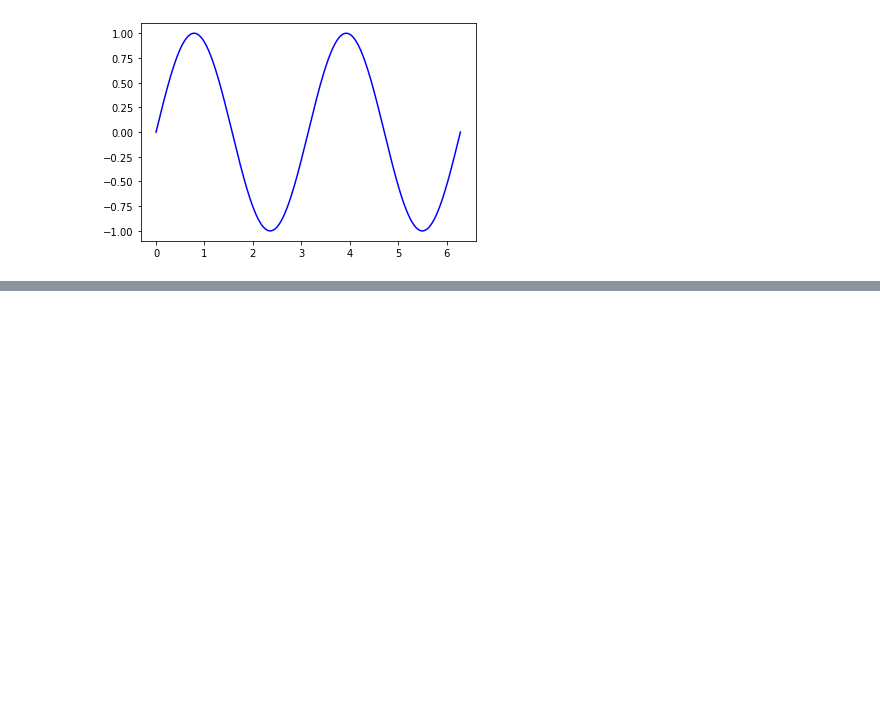
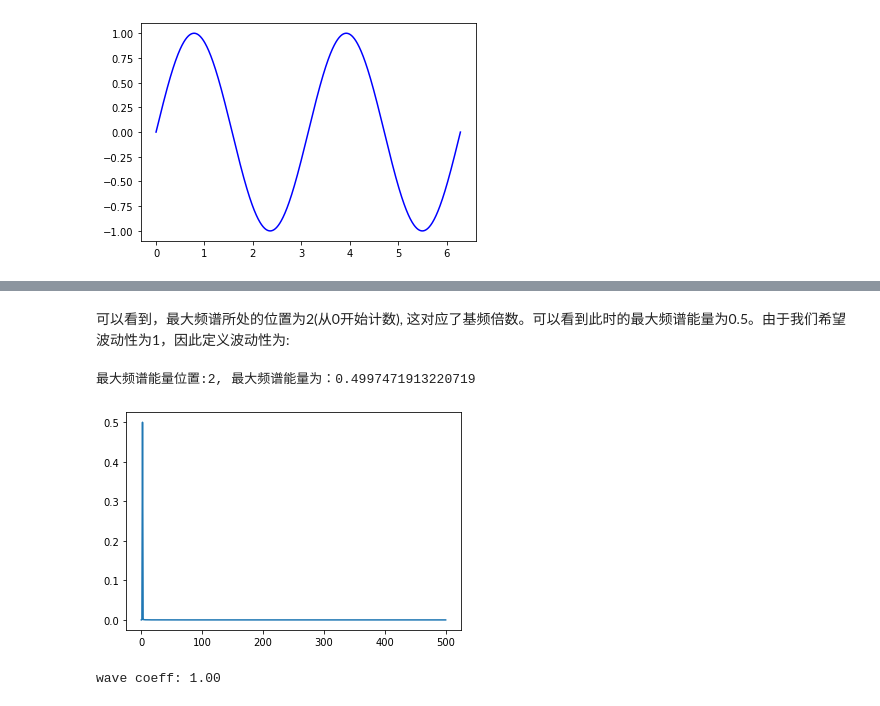
Before and after one commit to zhongcheng0519/algorithm-fundamental, a Jupyter notebook: fourier1d.ipynb, the cells around one changed output, grey strips where cells are left out. Cells and saved outputs as stored; diff of their text form; code cells hidden in the pictures; blank space fills up the shorter version.

```diff
--- a/fourier1d.ipynb
+++ b/fourier1d.ipynb
@@ -25,0 +40,12 @@ x = x/((max_sig - min_sig)/2)
+# %% [markdown]
+可以看到，最大频谱所处的位置为2(从0开始计数), 这对应了基频倍数。可以看到此时的最大频谱能量为0.5。由于我们希望波动性为1，因此定义波动性为:
+# %%
+def wave_coeff(x) -> float:
+    return 2*np.max(my_fft(x))
+
+wc = wave_coeff(x)
+print(f"wave coeff: {wc:.2f}")
+# %% [output]
+最大频谱能量位置:2, 最大频谱能量为：0.4997471913220719
+[figure, added]
+wave coeff: 1.00
```
Also changed, not shown: parts of 10 cells of this notebook.
